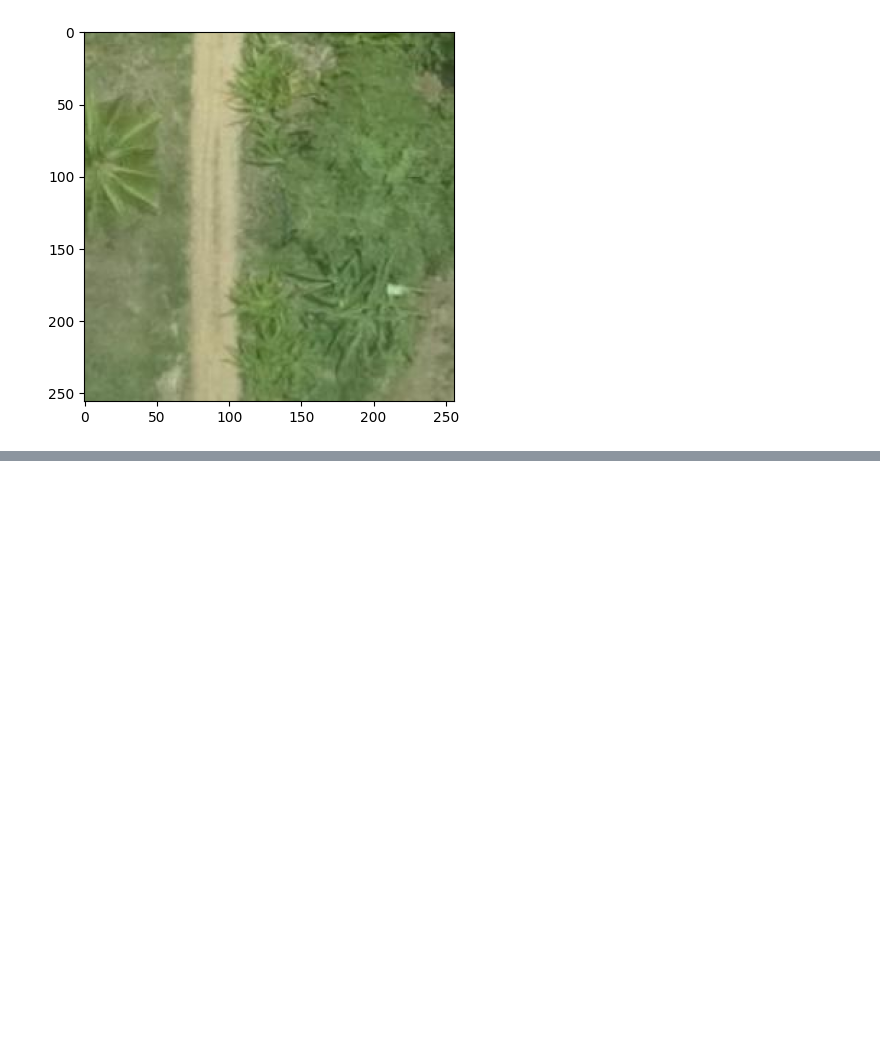
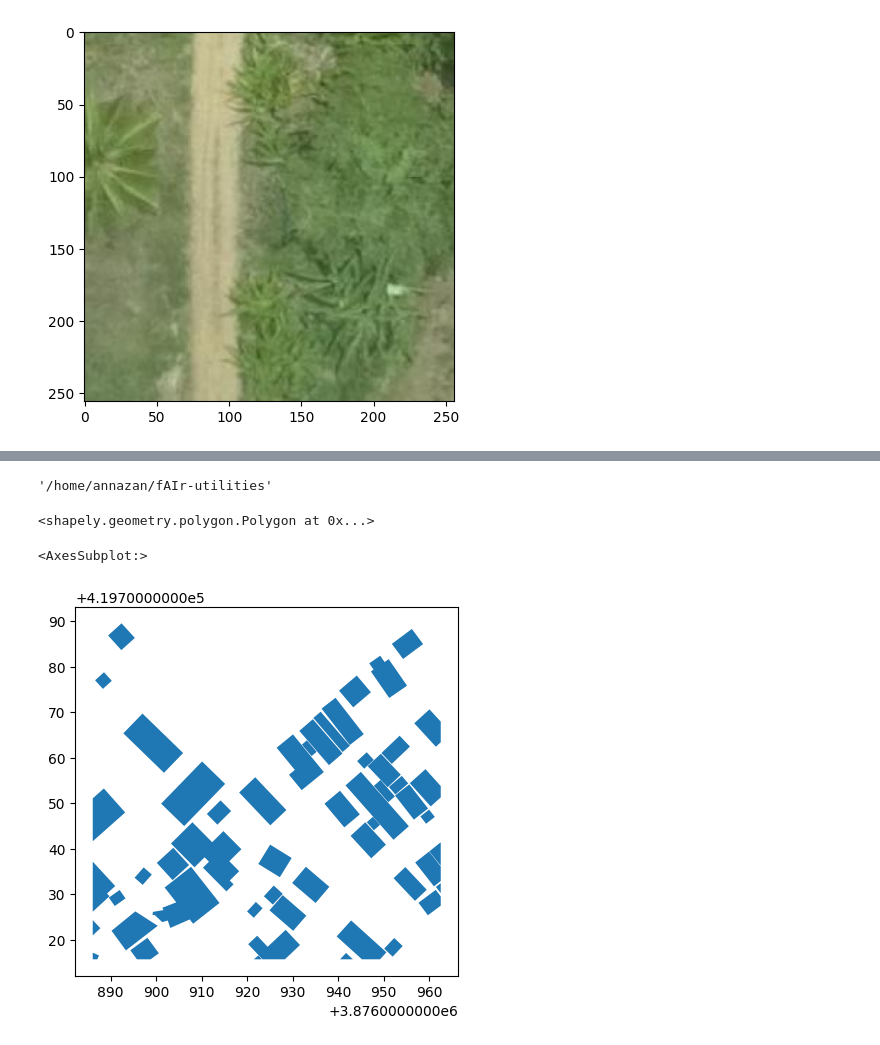
Before and after one commit to ciupava/fAIr-utilities, a Jupyter notebook: basic_testing.ipynb, the cells around one changed output, grey strips where cells are left out. Cells and saved outputs as stored; diff of their text form; code cells hidden in the pictures; blank space fills up the shorter version.

```diff
--- a/basic_testing.ipynb
+++ b/basic_testing.ipynb
@@ -119,0 +127,18 @@ plt.show()
+# %%
+labels_file = "outputs/model51_td364/labels/OAM-312864-256652-19.geojson"
+# %%
+import os
+os.getcwd()
+# %% [output]
+'/home/annazan/fAIr-utilities'
+# %%
+df_labels = gpd.read_file(labels_file)
+# %%
+df_labels['geometry'][1]
+# %% [output]
+<shapely.geometry.polygon.Polygon at 0x...>
+# %%
+df_labels.plot()
+# %% [output]
+<AxesSubplot:>
+[figure, added]
```
Also changed, not shown: parts of 3 cells of this notebook, 3 other files.
